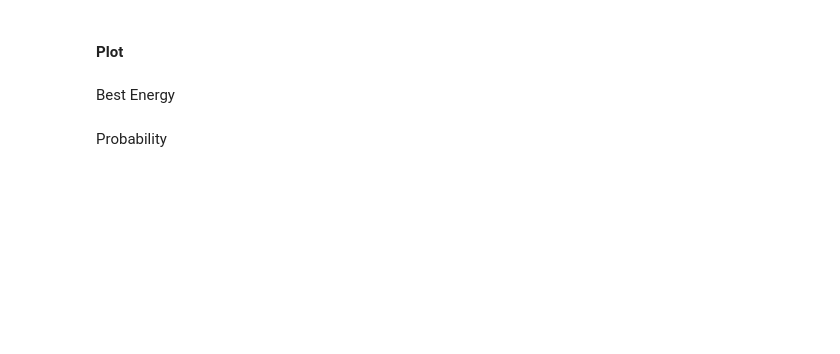
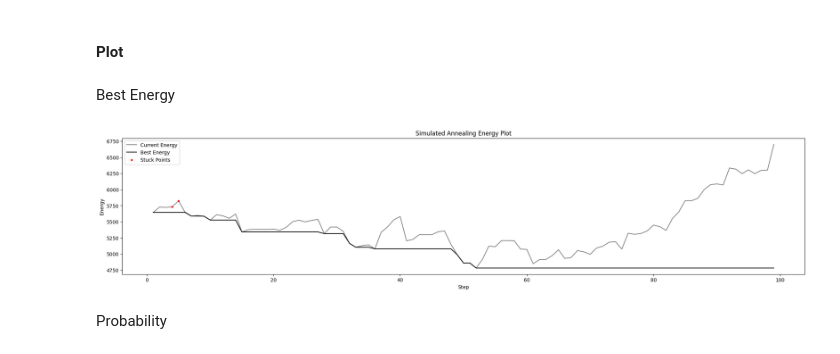
Before and after one commit to marcellinow/diagonal-magic-cube, a Jupyter notebook: main.ipynb, the cells around one changed output. Saved outputs shown, nothing was run; the diff lists cells and outputs as text; code cells hidden in the pictures; blank space fills up the shorter version.

```diff
--- a/main.ipynb
+++ b/main.ipynb
@@ -150,7 +188,9 @@ rand_val: 0.7326171635221211
 # %% [markdown]
 Best Energy
 # %%
-# SA.hist_plot(Best_energy=True,Curr_energy=True,freq_stuck=False,title="Quadratic Multiplicative Best Energy Plot")
+SA.hist_plot(Best_energy=True,Curr_energy=True,freq_stuck=True,title="Simulated Annealing Energy Plot")
+# %% [output]
+[figure, added]
 # %% [markdown]
 Probability
 # %%
```
Also changed, not shown: parts of 16 cells of this notebook, 2 other files.
